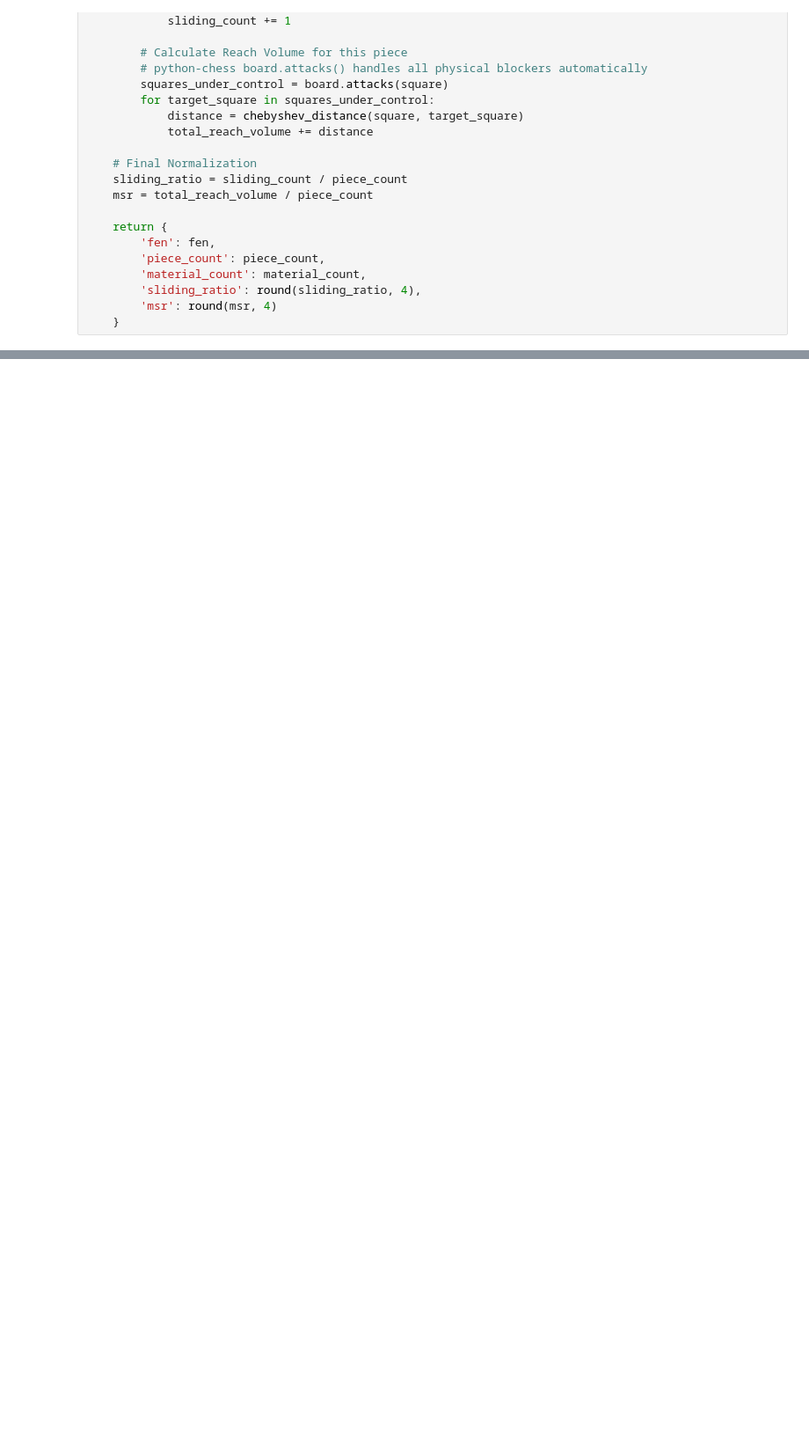
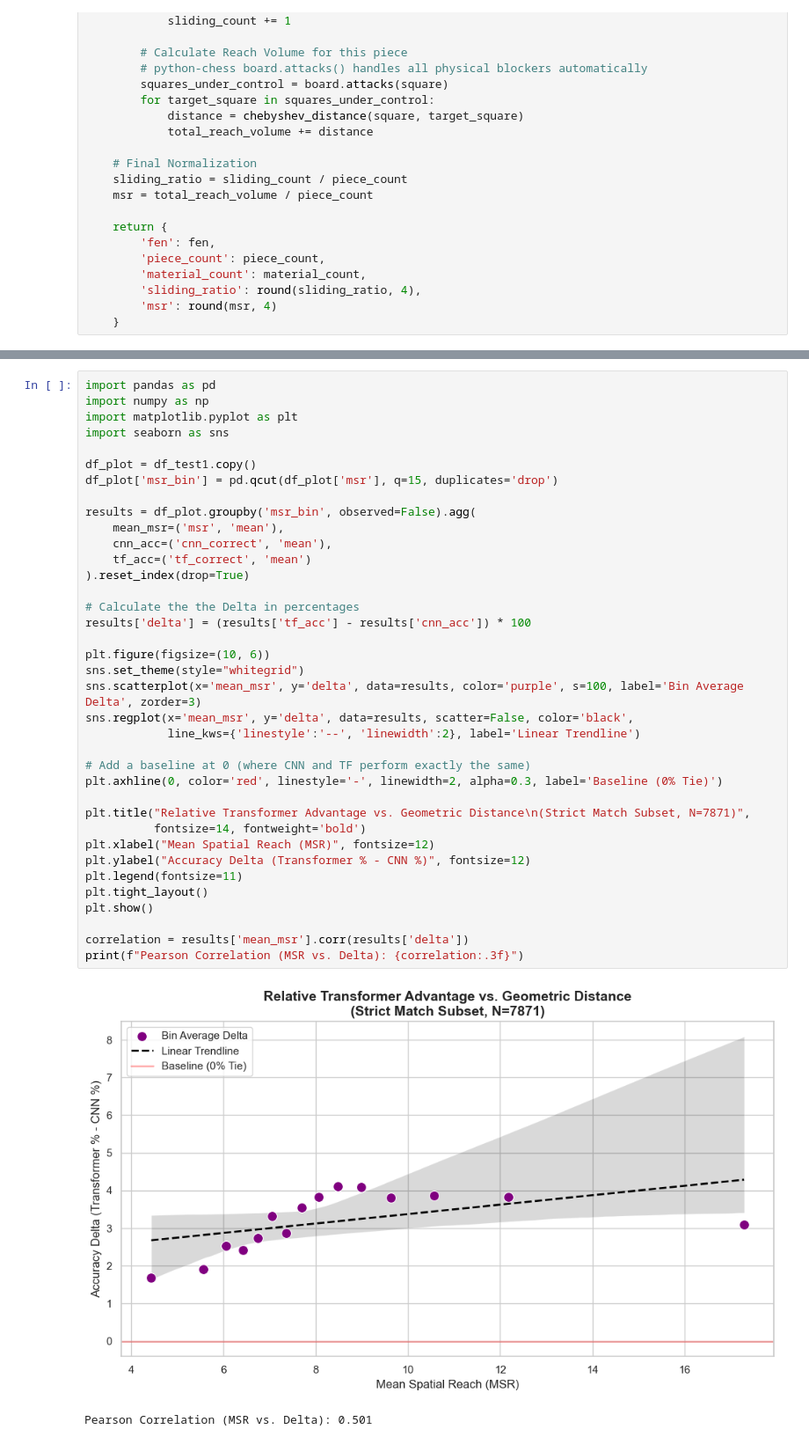
Before and after one commit to wang-yuancheng/chess, a Jupyter notebook: 06_unified_model_testing.ipynb, the cells around one changed output, grey strips where cells are left out. Shown at 88% size. Saved outputs shown, nothing was run; the diff lists cells and outputs as text; blank space fills up the shorter version.

```diff
--- a/06_unified_model_testing.ipynb
+++ b/06_unified_model_testing.ipynb
@@ -1050,0 +1118,40 @@ df_master.head(100)
+# %%
+import pandas as pd
+import numpy as np
+import matplotlib.pyplot as plt
+import seaborn as sns
+
+df_plot = df_test1.copy()
+df_plot['msr_bin'] = pd.qcut(df_plot['msr'], q=15, duplicates='drop')
+
+results = df_plot.groupby('msr_bin', observed=False).agg(
+    mean_msr=('msr', 'mean'),
+    cnn_acc=('cnn_correct', 'mean'),
+    tf_acc=('tf_correct', 'mean')
+).reset_index(drop=True)
+
+# Calculate the the Delta in percentages
+results['delta'] = (results['tf_acc'] - results['cnn_acc']) * 100
+
+plt.figure(figsize=(10, 6))
+sns.set_theme(style="whitegrid")
+sns.scatterplot(x='mean_msr', y='delta', data=results, color='purple', s=100, label='Bin Average Delta', zorder=3)
+sns.regplot(x='mean_msr', y='delta', data=results, scatter=False, color='black',
+            line_kws={'linestyle':'--', 'linewidth':2}, label='Linear Trendline')
+
+# Add a baseline at 0 (where CNN and TF perform exactly the same)
+plt.axhline(0, color='red', linestyle='-', linewidth=2, alpha=0.3, label='Baseline (0% Tie)')
+
+plt.title("Relative Transformer Advantage vs. Geometric Distance\n(Strict Match Subset, N=7871)",
+          fontsize=14, fontweight='bold')
+plt.xlabel("Mean Spatial Reach (MSR)", fontsize=12)
+plt.ylabel("Accuracy Delta (Transformer % - CNN %)", fontsize=12)
+plt.legend(fontsize=11)
+plt.tight_layout()
+plt.show()
+
+correlation = results['mean_msr'].corr(results['delta'])
+print(f"Pearson Correlation (MSR vs. Delta): {correlation:.3f}")
+# %% [output]
+[figure, added]
+Pearson Correlation (MSR vs. Delta): 0.501
```
Also changed, not shown: parts of 3 cells of this notebook.
